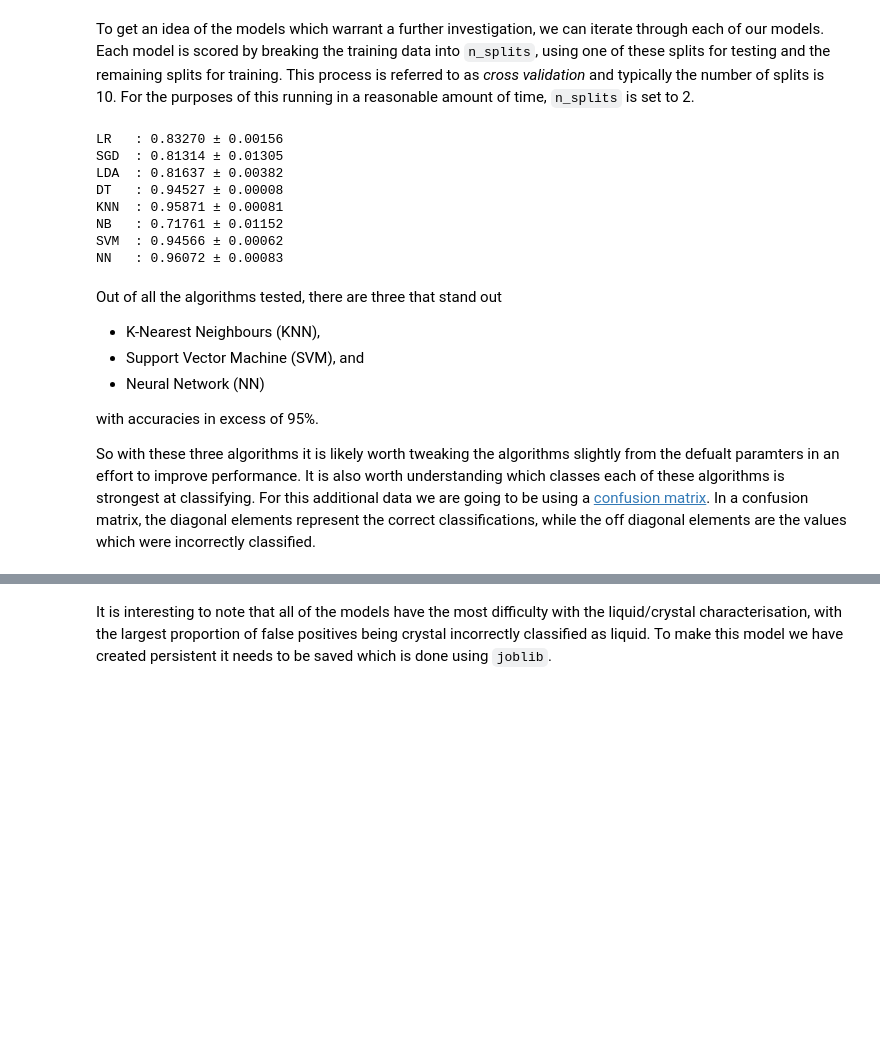
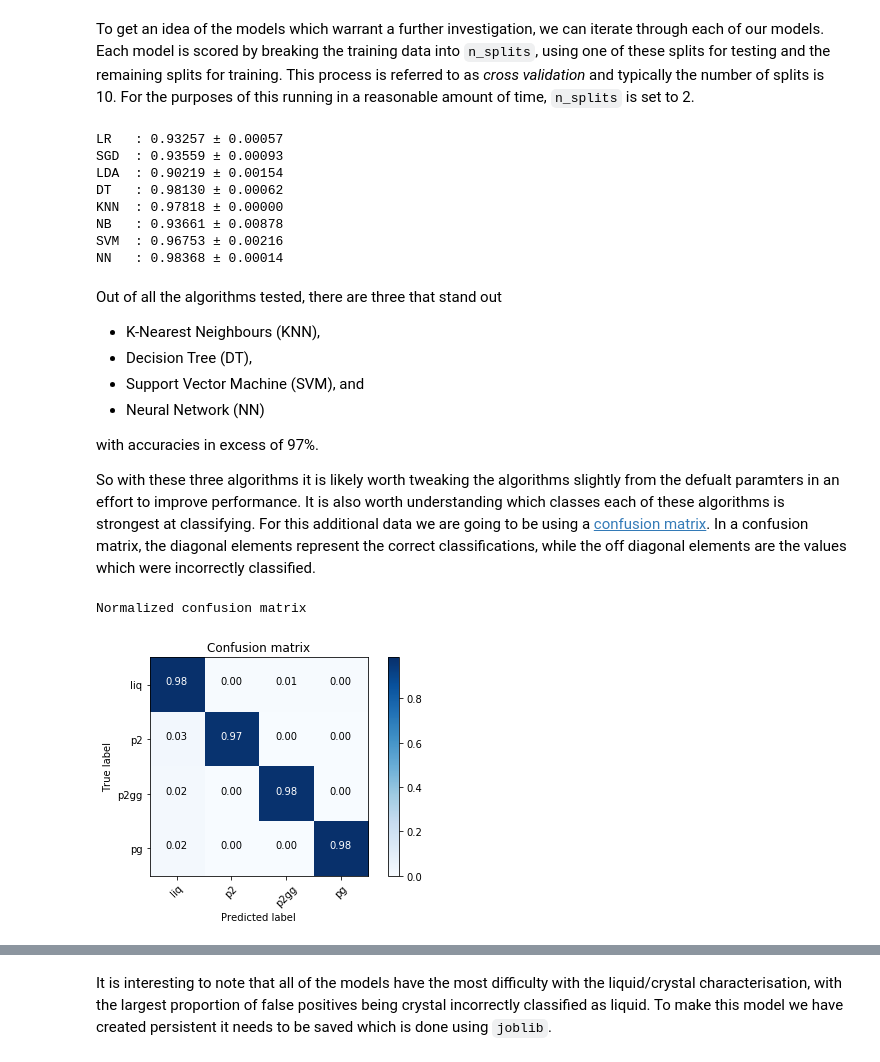
Before and after one commit to malramsay64/MLCrystals, a Jupyter notebook: notebooks/03_Supervised_Classification.ipynb, the cells around one changed output, grey strips where cells are left out. Saved outputs shown, nothing was run; the diff lists cells and outputs as text; code cells hidden in the pictures; blank space fills up the shorter version.

```diff
--- a/notebooks/03_Supervised_Classification.ipynb
+++ b/notebooks/03_Supervised_Classification.ipynb
@@ -38,3 +34,9 @@ snaps = read_files(
+# %%
+snaps = read_all_files(
+    "../data/simulation/dataset/output/",
+    index=10,
+    pattern="trajectory-*.gsd"
+)
 # %% [markdown]
 ### Loading the training data
 
@@ -45,11 +47,11 @@ At this point we are interested in two sets of data,
 - $y$, the true labelled classification of the data.
 # %%
 classes = np.concatenate(
-    [classify_mols(snap, crys) for snap, crys in zip(snaps, crystals*len(temperatures))]
+    [classify_mols(snap, variables.crystal) for variables, snap in snaps]
 )
 # %%
 orientations = np.concatenate(
-    [relative_orientations(s.box, s.position, s.orientation) for s in snaps]
+    [relative_orientations(s.box, s.position, s.orientation) for _, s in snaps]
 )
 # %%
 mask = classes < 4
@@ -121,7 +123,7 @@ For the purposes of this running in a reasonable amount of time,
 scoring='accuracy'
 n_splits = 2
 # Typically n_splits would be 10 but it runs much slower
-#n_splits = 10
+# n_splits = 10
 
 # Iterate through each model in our dictionary of models
 for name, model in ml_models.items():
@@ -129,23 +131,24 @@ for name, model in ml_models.items():
     cv_results = model_selection.cross_val_score(model, X_train, y_train, cv=kfold, scoring=scoring)
     print(f'{name:5s}: {cv_results.mean():.5f} ± {cv_results.std():.5f}')
 # %% [output]
-LR   : 0.83270 ± 0.00156
-SGD  : 0.81314 ± 0.01305
-LDA  : 0.81637 ± 0.00382
-DT   : 0.94527 ± 0.00008
-KNN  : 0.95871 ± 0.00081
-NB   : 0.71761 ± 0.01152
-SVM  : 0.94566 ± 0.00062
-NN   : 0.96072 ± 0.00083
+LR   : 0.93257 ± 0.00057
+SGD  : 0.93559 ± 0.00093
+LDA  : 0.90219 ± 0.00154
+DT   : 0.98130 ± 0.00062
+KNN  : 0.97818 ± 0.00000
+NB   : 0.93661 ± 0.00878
+SVM  : 0.96753 ± 0.00216
+NN   : 0.98368 ± 0.00014
 # %% [markdown]
 Out of all the algorithms tested,
 there are three that stand out
 
 - K-Nearest Neighbours (KNN),
+- Decision Tree (DT),
 - Support Vector Machine (SVM), and
 - Neural Network (NN)
 
-with accuracies in excess of 95%.
+with accuracies in excess of 97%.
 
 So with these three algorithms it is likely worth
 tweaking the algorithms slightly from
@@ -157,3 +160,9 @@ In a confusion matrix,
 the diagonal elements represent the correct classifications,
 while the off diagonal elements are the values
 which were incorrectly classified.
+# %%
+y_pred = ml_models["KNN"].fit(X_train, y_train).predict(X_validation)
+plot_confusion_matrix(y_validation, y_pred, classes=['liq', 'p2', 'p2gg', 'pg'])
+# %% [output]
+Normalized confusion matrix
+[figure, added]
```
Also changed, not shown: parts of 6 cells of this notebook.
